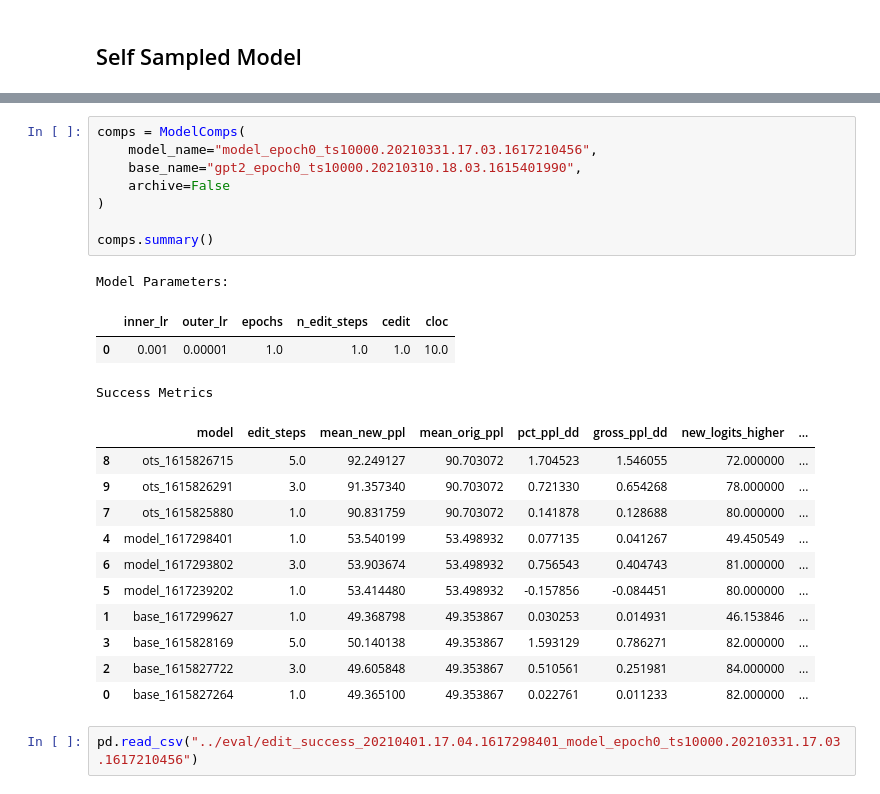
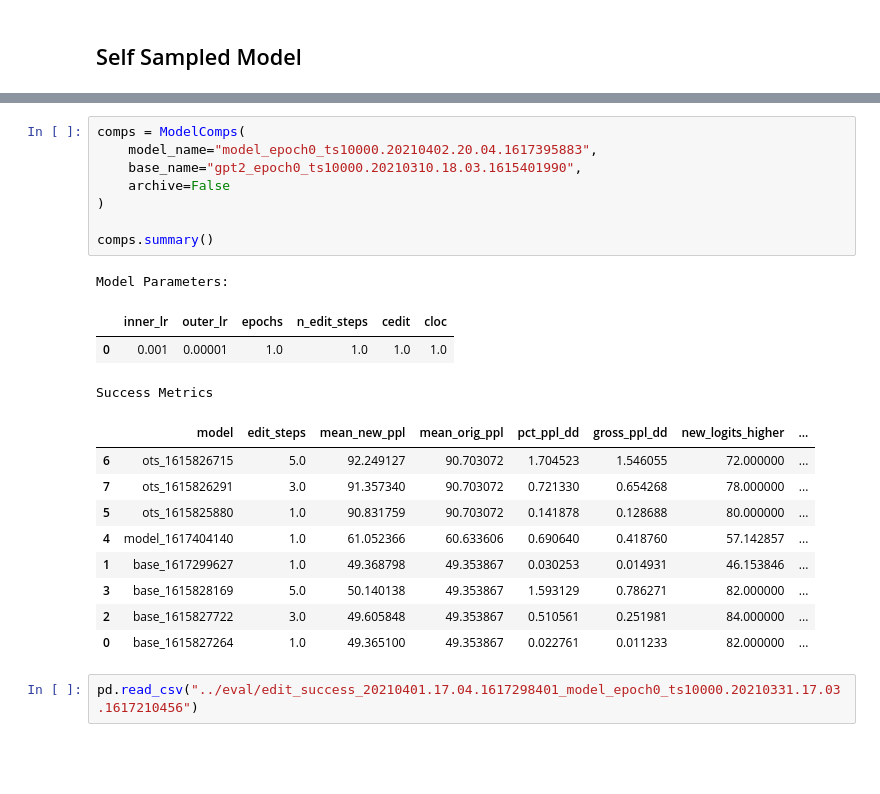
Before and after one commit to spencerbraun/editable_nlp, a Jupyter notebook: eval/Model_Comparisons.ipynb, the cells around one changed output, grey strips where cells are left out. Cells and saved outputs as stored; diff of their text form; blank space fills up the shorter version.

```diff
--- a/eval/Model_Comparisons.ipynb
+++ b/eval/Model_Comparisons.ipynb
@@ -607,23 +609,21 @@ Success Metrics
 # %%
 comps = ModelComps(
-    model_name="model_epoch0_ts10000.20210331.17.03.1617210456",
+    model_name="model_epoch0_ts10000.20210402.20.04.1617395883",
     base_name="gpt2_epoch0_ts10000.20210310.18.03.1615401990",
     archive=False
 )
 
 comps.summary()
 # %% [output]
 Model Parameters:
 |  | inner_lr | outer_lr | epochs | n_edit_steps | cedit | cloc |
-| 0 | 0.001 | 0.00001 | 1.0 | 1.0 | 1.0 | 10.0 |
+| 0 | 0.001 | 0.00001 | 1.0 | 1.0 | 1.0 | 1.0 |
 Success Metrics
 |  | model | edit_steps | mean_new_ppl | mean_orig_ppl | pct_ppl_dd | gross_ppl_dd | new_logits_higher | ... |
-| 8 | ots_1615826715 | 5.0 | 92.249127 | 90.703072 | 1.704523 | 1.546055 | 72.000000 | ... |
-| 9 | ots_1615826291 | 3.0 | 91.357340 | 90.703072 | 0.721330 | 0.654268 | 78.000000 | ... |
-| 7 | ots_1615825880 | 1.0 | 90.831759 | 90.703072 | 0.141878 | 0.128688 | 80.000000 | ... |
-| 4 | model_1617298401 | 1.0 | 53.540199 | 53.498932 | 0.077135 | 0.041267 | 49.450549 | ... |
-| 6 | model_1617293802 | 3.0 | 53.903674 | 53.498932 | 0.756543 | 0.404743 | 81.000000 | ... |
-| 5 | model_1617239202 | 1.0 | 53.414480 | 53.498932 | -0.157856 | -0.084451 | 80.000000 | ... |
+| 6 | ots_1615826715 | 5.0 | 92.249127 | 90.703072 | 1.704523 | 1.546055 | 72.000000 | ... |
+| 7 | ots_1615826291 | 3.0 | 91.357340 | 90.703072 | 0.721330 | 0.654268 | 78.000000 | ... |
+| 5 | ots_1615825880 | 1.0 | 90.831759 | 90.703072 | 0.141878 | 0.128688 | 80.000000 | ... |
+| 4 | model_1617404140 | 1.0 | 61.052366 | 60.633606 | 0.690640 | 0.418760 | 57.142857 | ... |
 | 1 | base_1617299627 | 1.0 | 49.368798 | 49.353867 | 0.030253 | 0.014931 | 46.153846 | ... |
 | 3 | base_1615828169 | 5.0 | 50.140138 | 49.353867 | 1.593129 | 0.786271 | 82.000000 | ... |
 | 2 | base_1615827722 | 3.0 | 49.605848 | 49.353867 | 0.510561 | 0.251981 | 84.000000 | ... |
```
Also changed, not shown: parts of 1 cell of this notebook, 13 other files.
